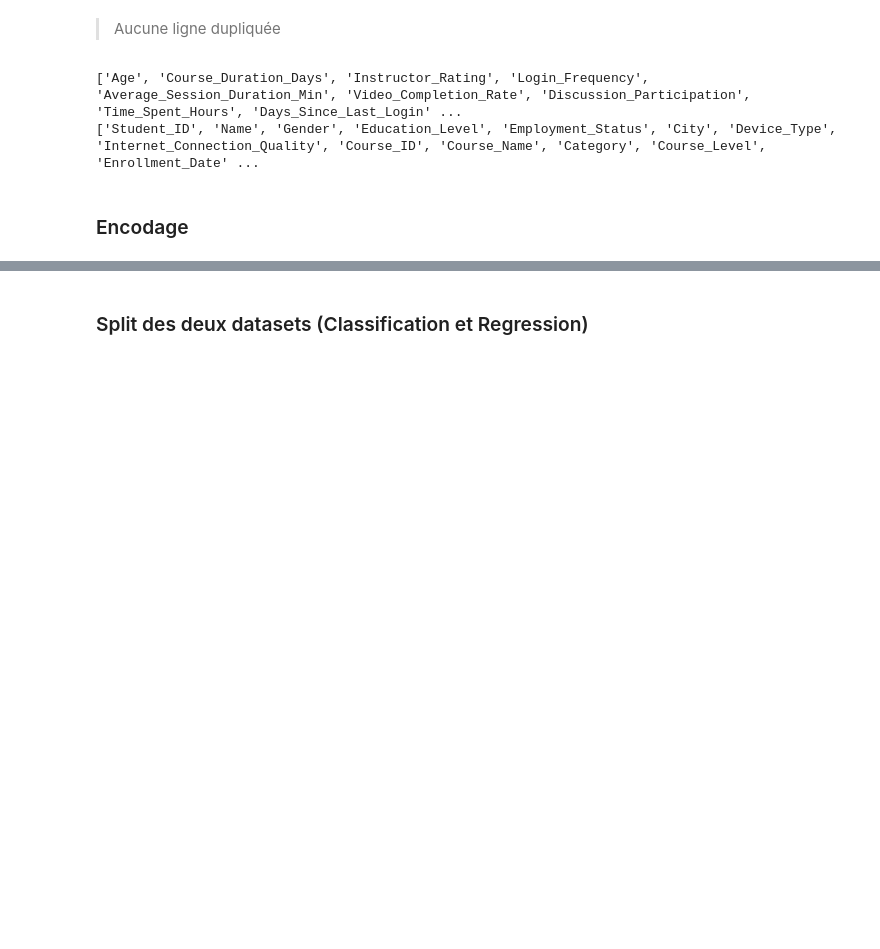
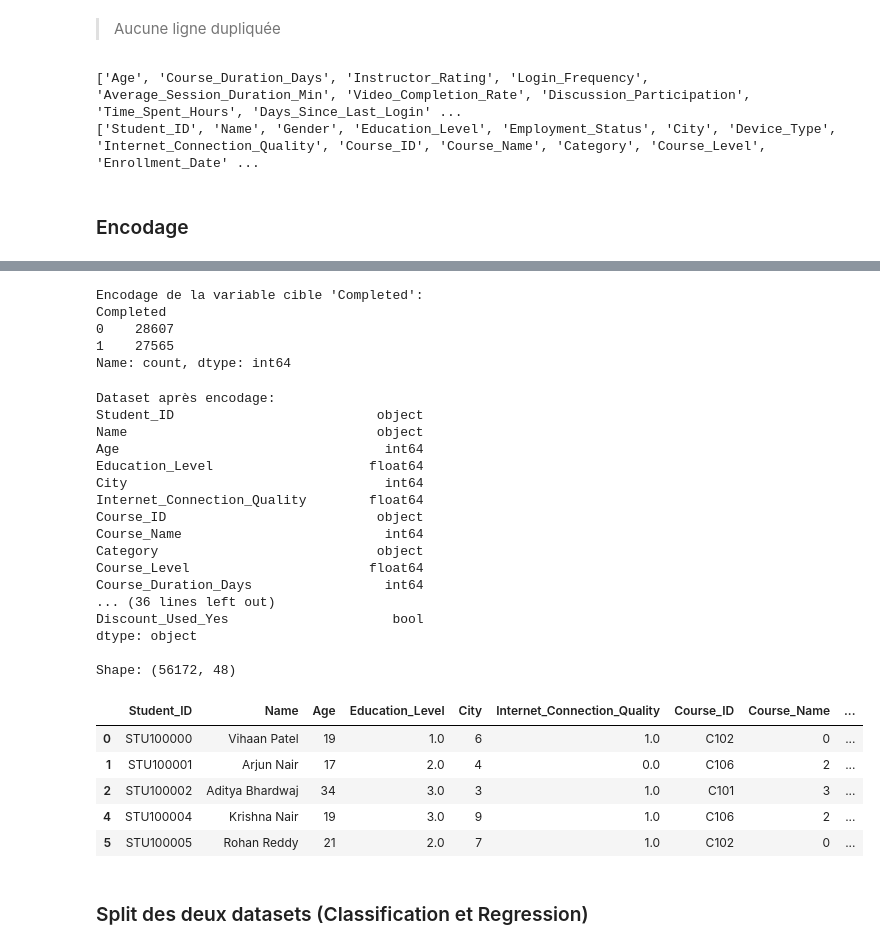
Before and after one commit to Gael926/dl-course-completion-prediction, a Jupyter notebook: notebooks/01_data_preparation.ipynb, the cells around one changed output, grey strips where cells are left out. Cells and saved outputs as stored; diff of their text form; code cells hidden in the pictures; blank space fills up the shorter version.

```diff
--- a/notebooks/01_data_preparation.ipynb
+++ b/notebooks/01_data_preparation.ipynb
@@ -172,3 +172,10 @@ categorical_label_encode  = [ 'Education_Level', 'Course_Level', 'Internet_Conne
 categorical_one_hot_encode = ['Gender', 'Device_Type','Employment_Status','Payment_Mode', 'Fee_Paid', 'Discount_Used']
 # %%
-# OneHotEncoder
+# Label Encoding pour les colonnes à haute cardinalité (City, Course_Name)
+# On utilise LabelEncoder car ces colonnes ont beaucoup de valeurs uniques
+label_encoder = LabelEncoder()
+for col in cardinal_label_encode:
+    df[col] = label_encoder.fit_transform(df[col])
+
+print(f"City: {df['City'].nunique()} valeurs uniques")
+print(f"Course_Name: {df['Course_Name'].nunique()} valeurs uniques")
@@ -174,0 +186,10 @@ categorical_one_hot_encode = ['Gender', 'Device_Type','Employment_Status','Payme
+# %%
+# Ordinal Encoding pour les colonnes catégorielles ordonnées
+
+# Définition des ordres pour chaque colonne
+education_order = ['HighSchool','Diploma', 'Bachelor', 'Master','PhD']
+course_level_order = ['Beginner', 'Intermediate', 'Advanced']
+internet_order = ['Low', 'Medium', 'High']
+
+ordinal_encoder = OrdinalEncoder(categories=[education_order, course_level_order, internet_order])
+df[categorical_label_encode] = ordinal_encoder.fit_transform(df[categorical_label_encode])
@@ -174,0 +198,8 @@ categorical_one_hot_encode = ['Gender', 'Device_Type','Employment_Status','Payme
+# %%
+# One-Hot Encoding pour les colonnes catégorielles nominales
+
+df = pd.get_dummies(df, columns=categorical_one_hot_encode, drop_first=True)
+
+print(f"\nNouvelle forme du dataset: {df.shape}")
+print(f"\nNouvelles colonnes créées:")
+print([col for col in df.columns if any(x in col for x in categorical_one_hot_encode)])
@@ -175,3 +213,47 @@ categorical_one_hot_encode = ['Gender', 'Device_Type','Employment_Status','Payme
+# %%
+# Encodage de la variable cible pour la classification
+# Completed: 'Completed' -> 1, 'Not Completed' -> 0
+
+df['Completed'] = df['Completed'].map({'Completed': 1, 'Not Completed': 0})
+
+print("Encodage de la variable cible 'Completed':")
+print(df['Completed'].value_counts())
+# %% [output]
+Encodage de la variable cible 'Completed':
+Completed
+0    28607
+1    27565
+Name: count, dtype: int64
+# %%
+# Vérification du dataset encodé
+print("Dataset après encodage:")
+print(df.dtypes)
+print(f"\nShape: {df.shape}")
+df.head()
+# %% [output]
+Dataset après encodage:
+Student_ID                          object
+Name                                object
+Age                                  int64
+Education_Level                    float64
+City                                 int64
+Internet_Connection_Quality        float64
+Course_ID                           object
+Course_Name                          int64
+Category                            object
+Course_Level                       float64
+Course_Duration_Days                 int64
+... (36 lines left out)
+Discount_Used_Yes                     bool
+dtype: object
+
+Shape: (56172, 48)
+|  | Student_ID | Name | Age | Education_Level | City | Internet_Connection_Quality | Course_ID | Course_Name | ... |
+| 0 | STU100000 | Vihaan Patel | 19 | 1.0 | 6 | 1.0 | C102 | 0 | ... |
+| 1 | STU100001 | Arjun Nair | 17 | 2.0 | 4 | 0.0 | C106 | 2 | ... |
+| 2 | STU100002 | Aditya Bhardwaj | 34 | 3.0 | 3 | 1.0 | C101 | 3 | ... |
+| 4 | STU100004 | Krishna Nair | 19 | 3.0 | 9 | 1.0 | C106 | 2 | ... |
+| 5 | STU100005 | Rohan Reddy | 21 | 2.0 | 7 | 1.0 | C102 | 0 | ... |
 # %% [markdown]
 ### Split des deux datasets (Classification et Regression)
 # %%
```
Also changed, not shown: parts of 18 cells of this notebook, 1 other file.
